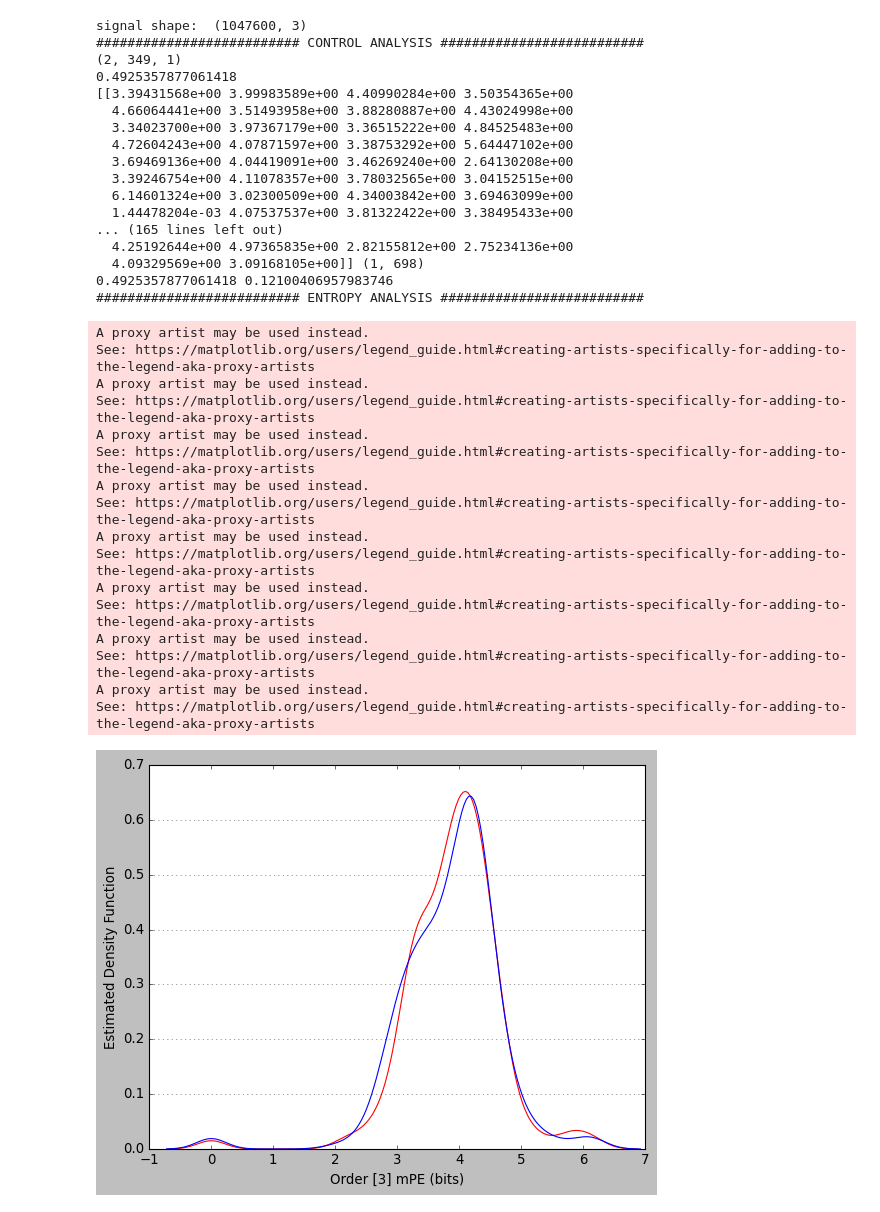
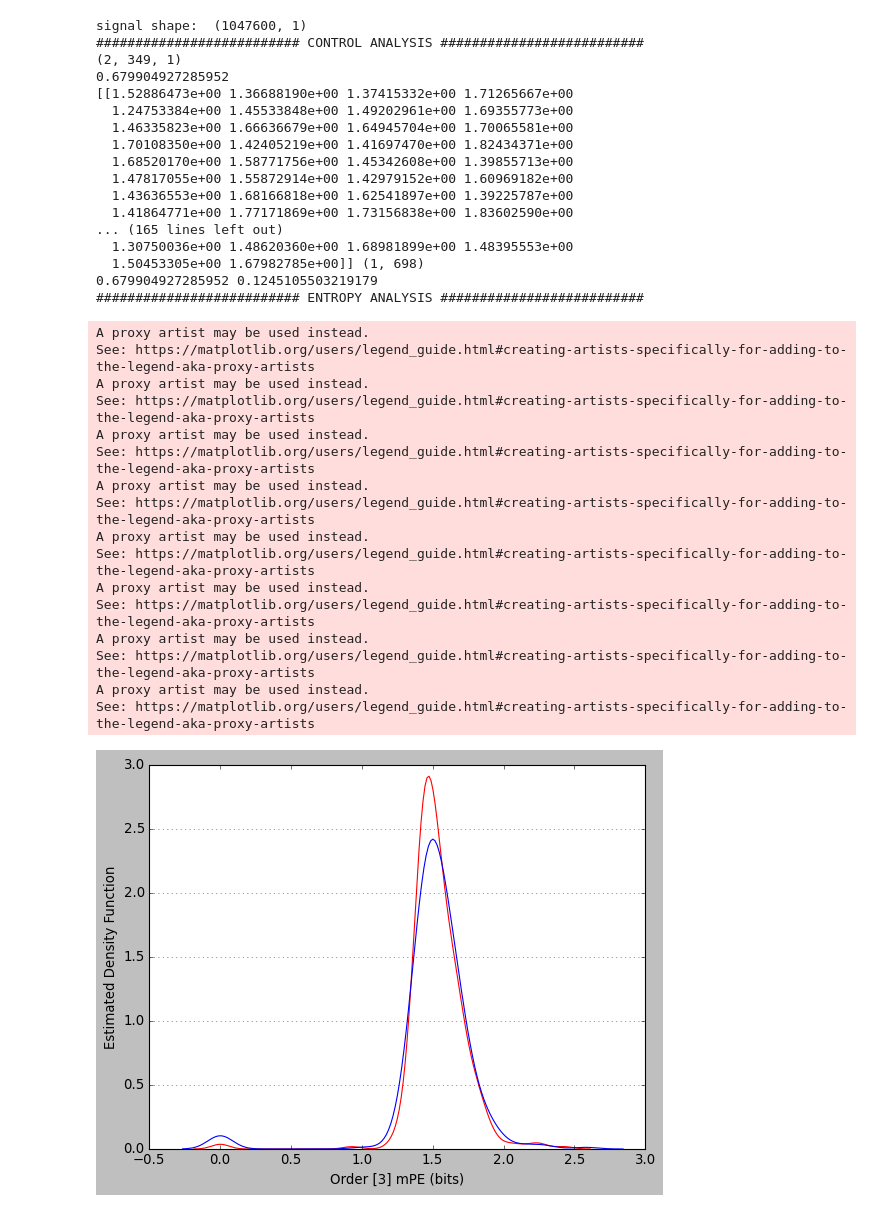
Before and after one commit to laporastrelli/Final_Year_Project, a Jupyter notebook: entropy_analysis/entropy_macro_script_RUN.ipynb, the cells around one changed output. Saved outputs shown, nothing was run; the diff lists cells and outputs as text; code cells hidden in the pictures.

```diff
--- a/entropy_analysis/entropy_macro_script_RUN.ipynb
+++ b/entropy_analysis/entropy_macro_script_RUN.ipynb
@@ -32,25 +32,6 @@ from scipy.stats import entropy
 from mPE_ultis import integrand, ubble, array_list, permutation
 from util import rolling_mean, probability, probability_v2, get_mPE_matrix
 from sklearn.cluster import KMeans
-# %%
-rats = np.load('/rds/general/user/lr4617/home/4th_Year_Project/Final_Report/control_analysis/rats_10_window_150.npy')
-lengths = np.load('/rds/general/user/lr4617/home/4th_Year_Project/Final_Report/control_analysis/lengths.npy')
-
-to_be_removed = '.ipynb_checkpoints'
-
-root_dir = '/rds/general/user/lr4617/home/4th_Year_Project/CAPTURE_rat_multidimensional/raw_data/'
-normal_trajs = os.listdir(root_dir + 'normal')
-drug_trajs = os.listdir(root_dir + 'drug')
-
-if to_be_removed in normal_trajs:
-    idx = normal_trajs.index(to_be_removed)
-    normal_trajs.pop(idx)
-
-if to_be_removed in drug_trajs:
-    idx = drug_trajs.index(to_be_removed)
-    drug_trajs.pop(idx)
-
-names = normal_trajs + drug_trajs
 # %%
 ###################################################################################################################################################
 #################################################################### PARAMS #######################################################################
@@ -306,7 +302,7 @@ def get_mPE_matrix_(reduced_traj, bins_number, traj_number, orders, random):
 ####################################################################### PCA #######################################################################
 ###################################################################################################################################################
 count = 0
-n_PC = 3
+n_PC = 1
 significance_level = 0.01
 decimals = 3
 use_all = False
@@ -333,8 +329,7 @@ for which_traj, length in enumerate(lengths):
     # - j-s (control)
     # - p-value(result)
     # - j-s (result)
-    # - mean mPE
-    # - std mPE
+
 
     if which_traj == 0:
         idx = 0
@@ -496,44 +491,44 @@ for which_traj, length in enumerate(lengths):
 
     path_out = '/rds/general/user/lr4617/home/4th_Year_Project/Final_Report/entropy_analysis/mPE_vs_time/macro/' + str(n_PC) + 'PC/result/' + mode + '/specs_' + name + '.npy'
     if save:
         np.save(path_out, measures)
 
     count +=1
 # %% [output]
 normal traj_5
 ########################## APPLY PCA ##########################
 [figure]
-signal shape:  (1047600, 3)
+signal shape:  (1047600, 1)
 ########################## CONTROL ANALYSIS ##########################
 (2, 349, 1)
-0.4925357877061418
-[[3.39431568e+00 3.99983589e+00 4.40990284e+00 3.50354365e+00
-  4.66064441e+00 3.51493958e+00 3.88280887e+00 4.43024998e+00
-  3.34023700e+00 3.97367179e+00 3.36515222e+00 4.84525483e+00
-  4.72604243e+00 4.07871597e+00 3.38753292e+00 5.64447102e+00
-  3.69469136e+00 4.04419091e+00 3.46269240e+00 2.64130208e+00
-  3.39246754e+00 4.11078357e+00 3.78032565e+00 3.04152515e+00
-  6.14601324e+00 3.02300509e+00 4.34003842e+00 3.69463099e+00
-  1.44478204e-03 4.07537537e+00 3.81322422e+00 3.38495433e+00
+0.679904927285952
+[[1.52886473e+00 1.36688190e+00 1.37415332e+00 1.71265667e+00
+  1.24753384e+00 1.45533848e+00 1.49202961e+00 1.69355773e+00
+  1.46335823e+00 1.66636679e+00 1.64945704e+00 1.70065581e+00
+  1.70108350e+00 1.42405219e+00 1.41697470e+00 1.82434371e+00
+  1.68520170e+00 1.58771756e+00 1.45342608e+00 1.39855713e+00
+  1.47817055e+00 1.55872914e+00 1.42979152e+00 1.60969182e+00
+  1.43636553e+00 1.68166818e+00 1.62541897e+00 1.39225787e+00
+  1.41864771e+00 1.77171869e+00 1.73156838e+00 1.83602590e+00
 ... (165 lines left out)
-  4.25192644e+00 4.97365835e+00 2.82155812e+00 2.75234136e+00
-  4.09329569e+00 3.09168105e+00]] (1, 698)
-0.4925357877061418 0.12100406957983746
+  1.30750036e+00 1.48620360e+00 1.68981899e+00 1.48395553e+00
+  1.50453305e+00 1.67982785e+00]] (1, 698)
+0.679904927285952 0.1245105503219179
 ########################## ENTROPY ANALYSIS ##########################
 A proxy artist may be used instead.
 See: https://matplotlib.org/users/legend_guide.html#creating-artists-specifically-for-adding-to-the-legend-aka-proxy-artists
 A proxy artist may be used instead.
 See: https://matplotlib.org/users/legend_guide.html#creating-artists-specifically-for-adding-to-the-legend-aka-proxy-artists
 A proxy artist may be used instead.
 See: https://matplotlib.org/users/legend_guide.html#creating-artists-specifically-for-adding-to-the-legend-aka-proxy-artists
 A proxy artist may be used instead.
 See: https://matplotlib.org/users/legend_guide.html#creating-artists-specifically-for-adding-to-the-legend-aka-proxy-artists
 A proxy artist may be used instead.
 See: https://matplotlib.org/users/legend_guide.html#creating-artists-specifically-for-adding-to-the-legend-aka-proxy-artists
 A proxy artist may be used instead.
 See: https://matplotlib.org/users/legend_guide.html#creating-artists-specifically-for-adding-to-the-legend-aka-proxy-artists
 A proxy artist may be used instead.
 See: https://matplotlib.org/users/legend_guide.html#creating-artists-specifically-for-adding-to-the-legend-aka-proxy-artists
 A proxy artist may be used instead.
 See: https://matplotlib.org/users/legend_guide.html#creating-artists-specifically-for-adding-to-the-legend-aka-proxy-artists
-[figure, old version]
+[figure, new version]
```
Also changed, not shown: parts of 2 cells of this notebook, 5 other files.
